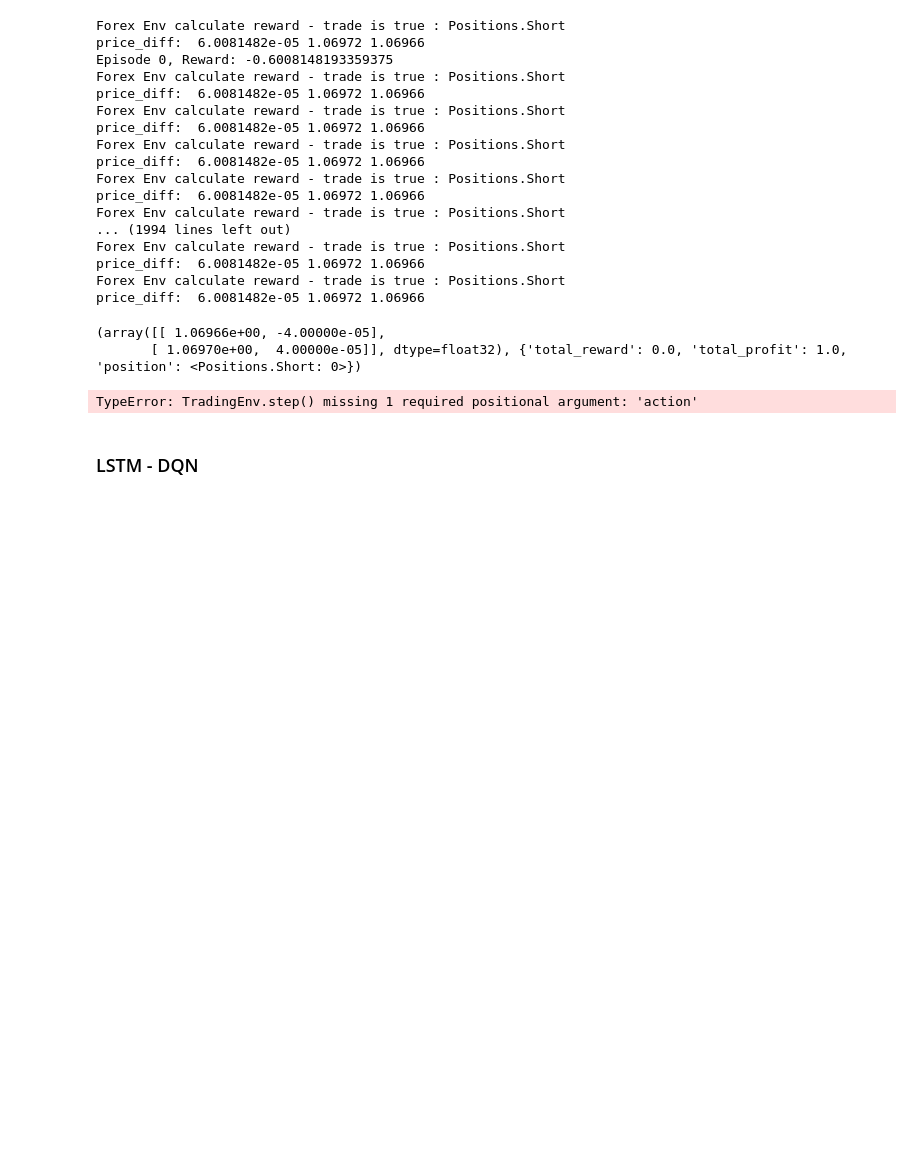
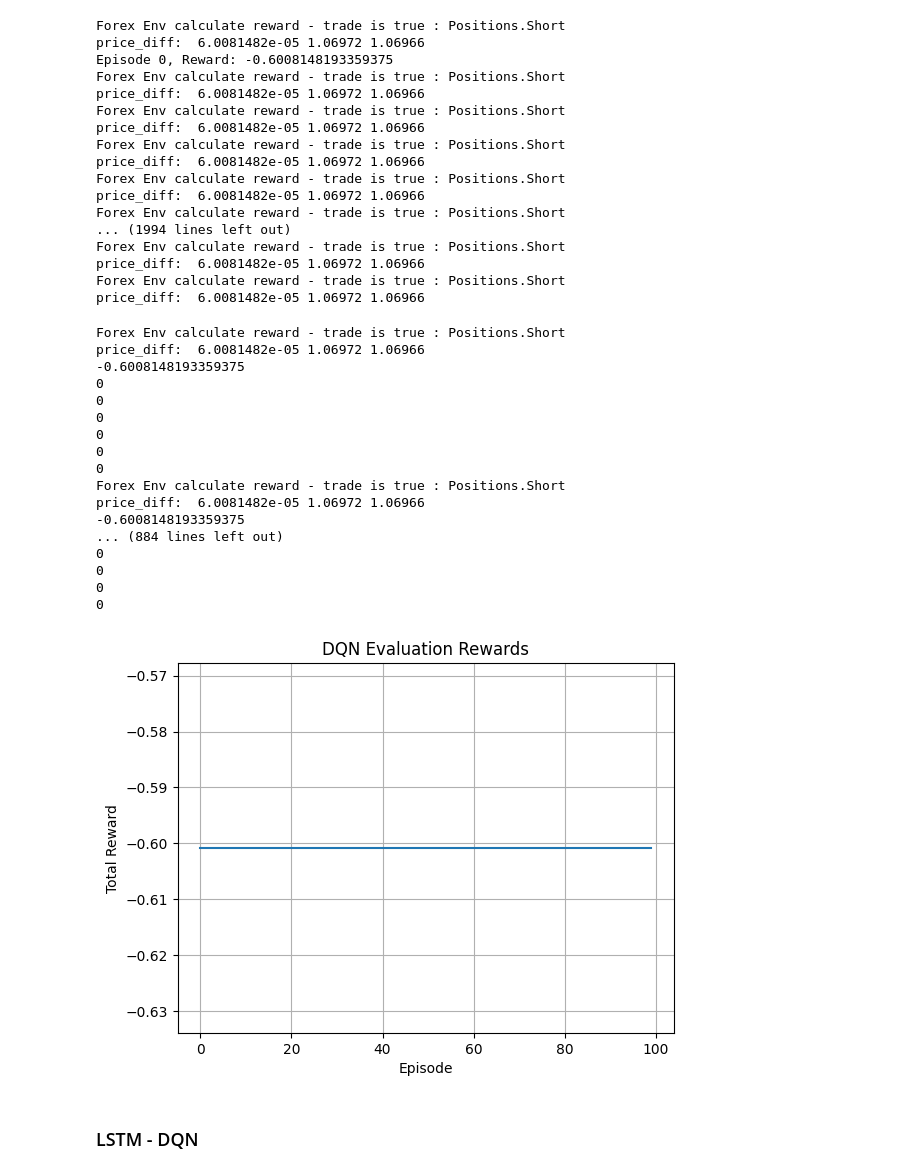
Before and after one commit to Suraj6E/EURUSD-DQN-LSTM, a Jupyter notebook: DQN.ipynb, the cells around one changed output. Cells and saved outputs as stored; diff of their text form; code cells hidden in the pictures; blank space fills up the shorter version.

Commit message:
modal evaulation is done

```diff
--- a/DQN.ipynb
+++ b/DQN.ipynb
@@ -722,38 +722,56 @@ def evaluate_dqn(env, model, num_episodes, device):
         state = env.reset()
         episode_reward = 0
         done = False
         while not done:
-            print(state)
+            # print(state)
             state_array = state[0] if isinstance(state, tuple) else state  # Extract the array from the tuple if needed
             state_array = state_array[0]
             state_tensor = torch.tensor(state_array, dtype=torch.float32, device=device)
 
             with torch.no_grad():
                 q_values = model(state_tensor)
             action = q_values.argmax().item()
-            next_state, reward, done, truncate, info = env.step()
+            next_state, reward, done, truncate, info = env.step(action)
+
+            print(reward)
             state = next_state
             episode_reward += reward
+            done = done or truncate
         episode_rewards.append(episode_reward)
     return episode_rewards
 
 # Evaluation parameters
 num_eval_episodes = 100
 
 # Evaluate the model
 eval_rewards = evaluate_dqn(env, model, num_eval_episodes, device)
 
 # Plot the evaluation rewards
 plt.plot(eval_rewards)
 plt.xlabel('Episode')
 plt.ylabel('Total Reward')
 plt.title('DQN Evaluation Rewards')
 plt.grid(True)
 plt.show()
 # %% [output]
-(array([[ 1.06966e+00, -4.00000e-05],
-       [ 1.06970e+00,  4.00000e-05]], dtype=float32), {'total_reward': 0.0, 'total_profit': 1.0, 'position': <Positions.Short: 0>})
+Forex Env calculate reward - trade is true : Positions.Short
+price_diff:  6.0081482e-05 1.06972 1.06966
+-0.6008148193359375
+0
+0
+0
+0
+0
+0
+Forex Env calculate reward - trade is true : Positions.Short
+price_diff:  6.0081482e-05 1.06972 1.06966
+-0.6008148193359375
+... (884 lines left out)
+0
+0
+0
+0
-TypeError: TradingEnv.step() missing 1 required positional argument: 'action'
+[figure, added]
 # %%
 torch.save(model.state_dict(), './results/dqn_model_10000ep.pth')
 # %% [markdown]
```
